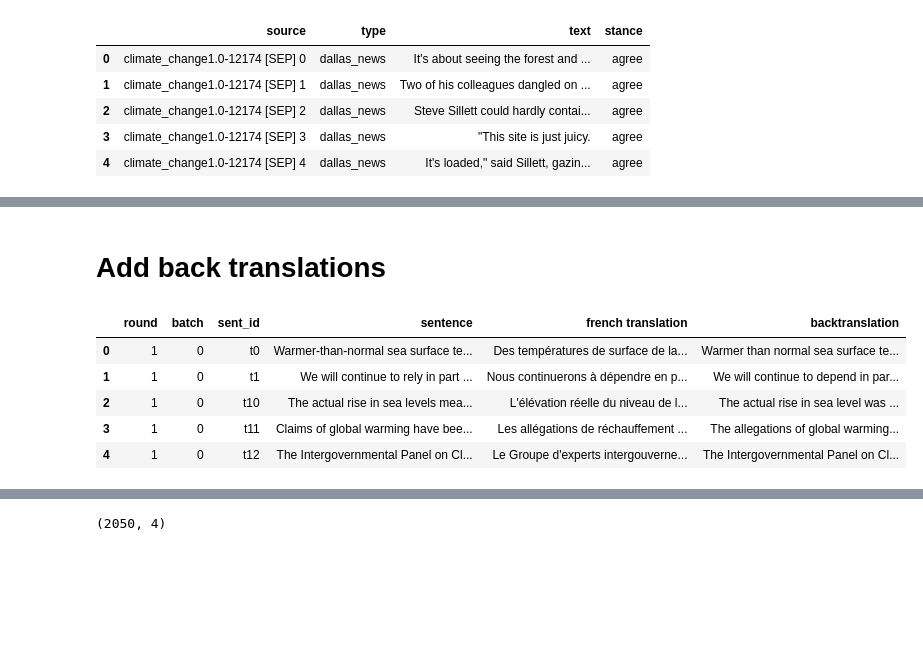
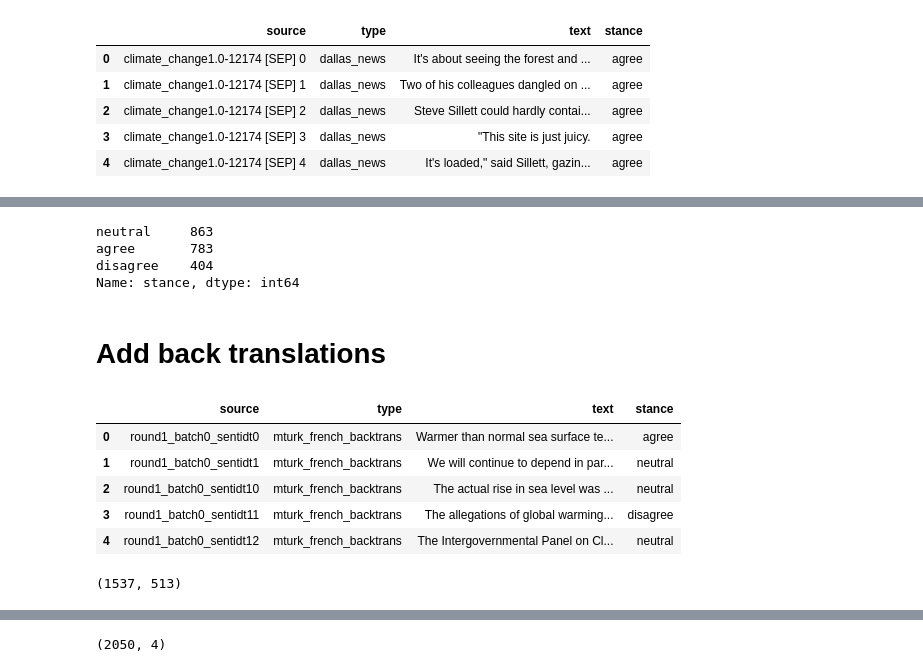
Before and after one commit to yiweiluo/GWStance, a Jupyter notebook: cc_stance/data_creation/Data_creation.ipynb, the cells around one changed output, grey strips where cells are left out. Drawn from its saved outputs; the diff is of its cells as text; code cells hidden in the pictures; blank space fills up the shorter version.

```diff
--- a/cc_stance/data_creation/Data_creation.ipynb
+++ b/cc_stance/data_creation/Data_creation.ipynb
@@ -57,3 +303,10 @@ labeled_data.to_pickle('./data/labeled_data_df.pkl')
+# %%
+mturk_df.stance.value_counts()
+# %% [output]
+neutral     863
+agree       783
+disagree    404
+Name: stance, dtype: int64
 # %% [markdown]
 # Add back translations
 # %%
@@ -62,9 +317,9 @@ back_trans = pd.read_csv('./data/mturk_french_backtranslations.tsv',sep='\t',
 # %%
-back_trans.head()
+back_trans_df.head()
 # %% [output]
-|  | round | batch | sent_id | sentence | french translation | backtranslation |
-| 0 | 1 | 0 | t0 | Warmer-than-normal sea surface te... | Des températures de surface de la... | Warmer than normal sea surface te... |
-| 1 | 1 | 0 | t1 | We will continue to rely in part ... | Nous continuerons à dépendre en p... | We will continue to depend in par... |
-| 2 | 1 | 0 | t10 | The actual rise in sea levels mea... | L'élévation réelle du niveau de l... | The actual rise in sea level was ... |
-| 3 | 1 | 0 | t11 | Claims of global warming have bee... | Les allégations de réchauffement ... | The allegations of global warming... |
-| 4 | 1 | 0 | t12 | The Intergovernmental Panel on Cl... | Le Groupe d'experts intergouverne... | The Intergovernmental Panel on Cl... |
+|  | source | type | text | stance |
+| 0 | round1_batch0_sentidt0 | mturk_french_backtrans | Warmer than normal sea surface te... | agree |
+| 1 | round1_batch0_sentidt1 | mturk_french_backtrans | We will continue to depend in par... | neutral |
+| 2 | round1_batch0_sentidt10 | mturk_french_backtrans | The actual rise in sea level was ... | neutral |
+| 3 | round1_batch0_sentidt11 | mturk_french_backtrans | The allegations of global warming... | disagree |
+| 4 | round1_batch0_sentidt12 | mturk_french_backtrans | The Intergovernmental Panel on Cl... | neutral |
@@ -70,0 +328,5 @@ back_trans.head()
+# %%
+len(train_ix),len(test_ix)
+# To include w/ backtranslated training data; to exclude from backtranslated portion of training data
+# %% [output]
+(1537, 513)
```
Also changed, not shown: parts of 131 cells of this notebook, 5 other files.
